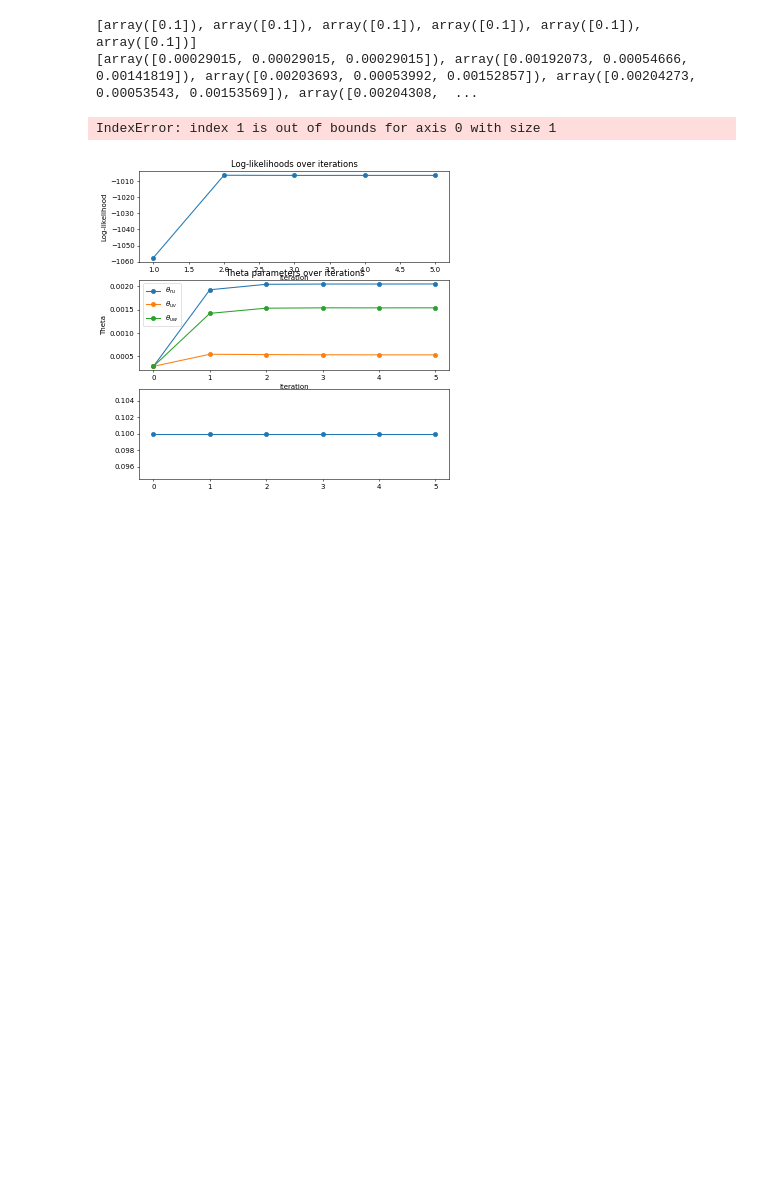
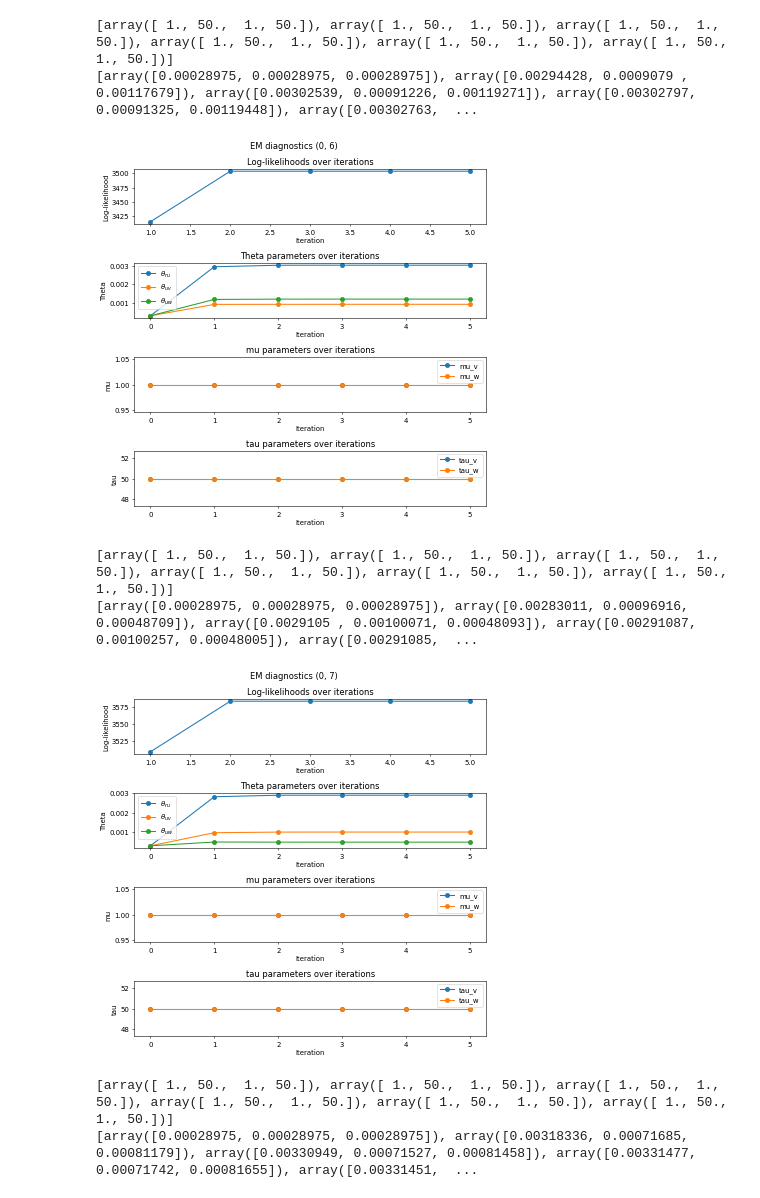
Before and after one commit to wxx20020407/cellmates_speedup, a Jupyter notebook: scripts/diagnostics_plot.ipynb, the cells around one changed output. Saved outputs shown, nothing was run; the diff lists cells and outputs as text; code cells hidden in the pictures; blank space fills up the shorter version.

```diff
--- a/scripts/diagnostics_plot.ipynb
+++ b/scripts/diagnostics_plot.ipynb
@@ -56,14 +85,18 @@ for i, diags in enumerate(diagnostics):
 # %%
 for i, diags in enumerate(diagnostics):
     if i > 2:
         break
     pair = diags['pair']
     print(diags['psis'])
     print(diags['thetas'])
-    # g = plot_diagnostics(diags, prefix=str(pair), psi_obs_model='normal', figsize=(8,8), dpi=50)
-    g = plot_diagnostics(diags, prefix=str(pair), psi_obs_model=None, figsize=(8,8), dpi=50)
+    g = plot_diagnostics(diags, prefix=str(pair), psi_obs_model='normal', figsize=(8,8), dpi=50)
+    # g = plot_diagnostics(diags, prefix=str(pair), psi_obs_model=None, figsize=(8,8), dpi=50)
 # %% [output]
-[array([0.1]), array([0.1]), array([0.1]), array([0.1]), array([0.1]), array([0.1])]
-[array([0.00029015, 0.00029015, 0.00029015]), array([0.00192073, 0.00054666, 0.00141819]), array([0.00203693, 0.00053992, 0.00152857]), array([0.00204273, 0.00053543, 0.00153569]), array([0.00204308,  ...
+[array([ 1., 50.,  1., 50.]), array([ 1., 50.,  1., 50.]), array([ 1., 50.,  1., 50.]), array([ 1., 50.,  1., 50.]), array([ 1., 50.,  1., 50.]), array([ 1., 50.,  1., 50.])]
+[array([0.00028975, 0.00028975, 0.00028975]), array([0.00294428, 0.0009079 , 0.00117679]), array([0.00302539, 0.00091226, 0.00119271]), array([0.00302797, 0.00091325, 0.00119448]), array([0.00302763,  ...
+[figure, new version]
-IndexError: index 1 is out of bounds for axis 0 with size 1
+[array([ 1., 50.,  1., 50.]), array([ 1., 50.,  1., 50.]), array([ 1., 50.,  1., 50.]), array([ 1., 50.,  1., 50.]), array([ 1., 50.,  1., 50.]), array([ 1., 50.,  1., 50.])]
+[array([0.00028975, 0.00028975, 0.00028975]), array([0.00283011, 0.00096916, 0.00048709]), array([0.0029105 , 0.00100071, 0.00048093]), array([0.00291087, 0.00100257, 0.00048005]), array([0.00291085,  ...
-[figure, old version]
+[figure, added]
+[array([ 1., 50.,  1., 50.]), array([ 1., 50.,  1., 50.]), array([ 1., 50.,  1., 50.]), array([ 1., 50.,  1., 50.]), array([ 1., 50.,  1., 50.]), array([ 1., 50.,  1., 50.])]
+[array([0.00028975, 0.00028975, 0.00028975]), array([0.00318336, 0.00071685, 0.00081179]), array([0.00330949, 0.00071527, 0.00081458]), array([0.00331477, 0.00071742, 0.00081655]), array([0.00331451,  ...
```
Also changed, not shown: parts of 5 cells of this notebook, 2 other files.
